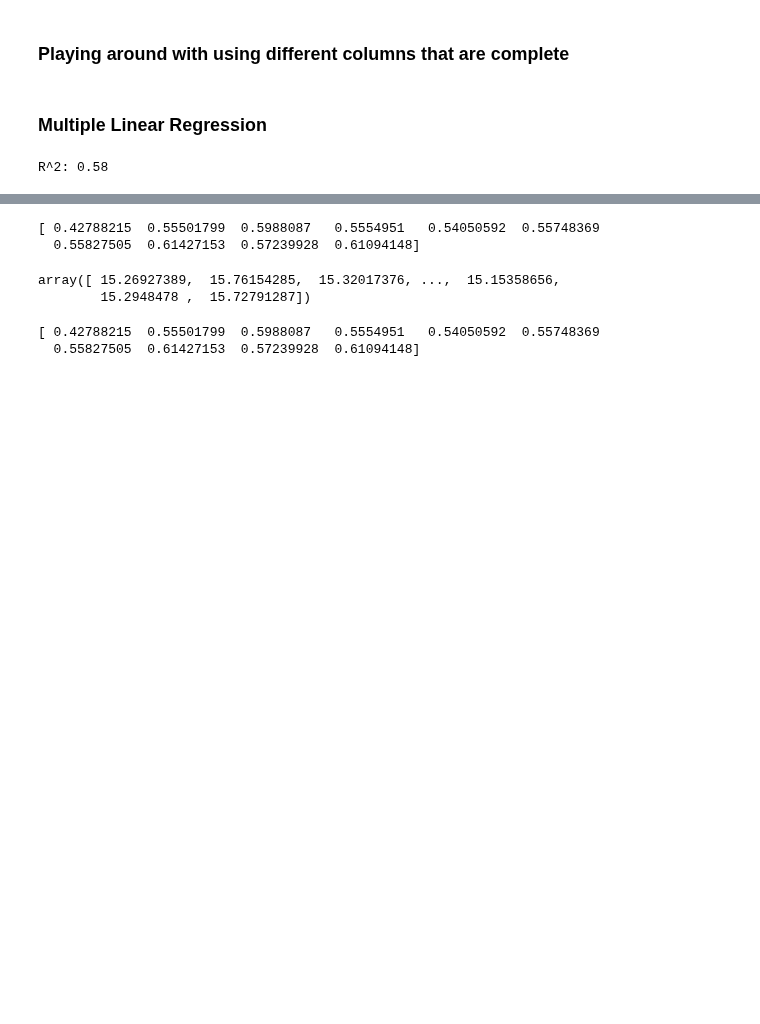
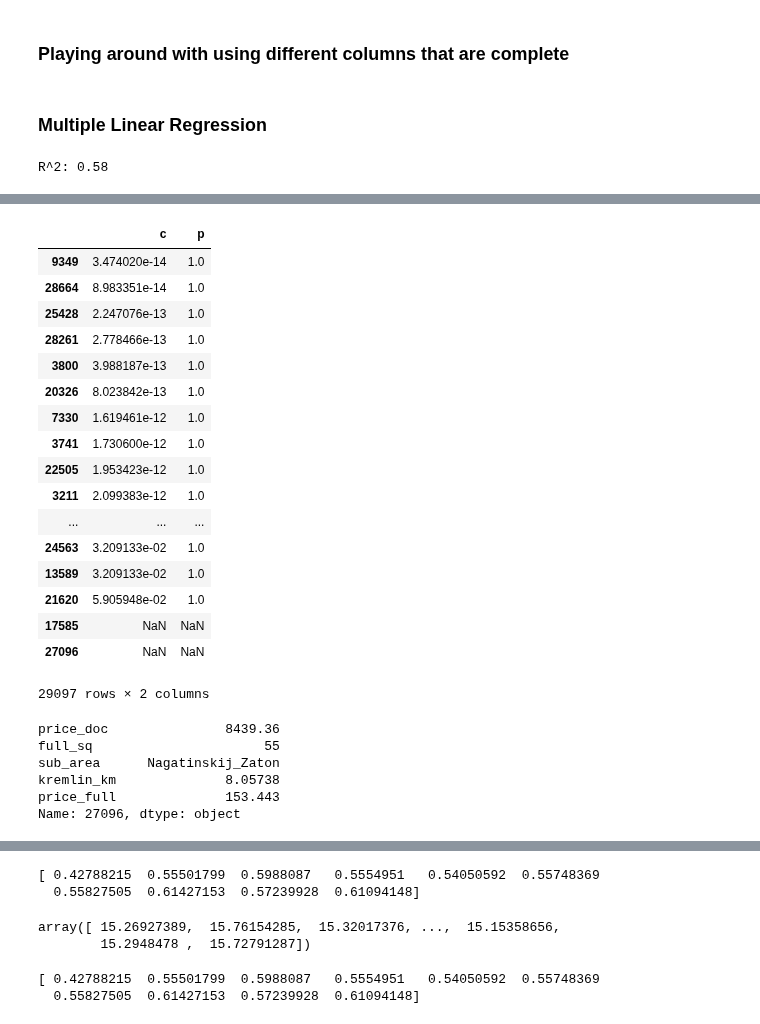
Before and after one commit to nycdatasci/bootcamp009_project, a Jupyter notebook: Project3-MachineLearning/chase_brandy_grant/Chase/models/Simple Linear Model.ipynb, the cells around one changed output, grey strips where cells are left out. Cells and saved outputs as stored; diff of their text form; code cells hidden in the pictures; blank space fills up the shorter version.

```diff
--- a/Project3-MachineLearning/chase_brandy_grant/Chase/models/Simple Linear Model.ipynb
+++ b/Project3-MachineLearning/chase_brandy_grant/Chase/models/Simple Linear Model.ipynb
@@ -87,0 +137,24 @@ IOError: [Errno 2] No such file or directory: '../Chase/submissions/simple_linea
+# %%
+influence = fitted.get_influence()
+#c is the distance and p is p-value
+x = pd.DataFrame({'c' :influence.cooks_distance[0], 'p': influence.cooks_distance[1]})
+x.sort_values('c')
+# %% [output]
+|  | c | p |
+| 9349 | 3.474020e-14 | 1.0 |
+| 28664 | 8.983351e-14 | 1.0 |
+| 25428 | 2.247076e-13 | 1.0 |
+| 28261 | 2.778466e-13 | 1.0 |
+| 3800 | 3.988187e-13 | 1.0 |
+| 20326 | 8.023842e-13 | 1.0 |
+| 7330 | 1.619461e-12 | 1.0 |
+| 3741 | 1.730600e-12 | 1.0 |
+| 22505 | 1.953423e-12 | 1.0 |
+| 3211 | 2.099383e-12 | 1.0 |
+| ... | ... | ... |
+| 24563 | 3.209133e-02 | 1.0 |
+| 13589 | 3.209133e-02 | 1.0 |
+| 21620 | 5.905948e-02 | 1.0 |
+| 17585 | NaN | NaN |
+| 27096 | NaN | NaN |
+29097 rows × 2 columns
@@ -87,0 +165,10 @@ IOError: [Errno 2] No such file or directory: '../Chase/submissions/simple_linea
+# %%
+cols = ['price_doc','full_sq','sub_area','kremlin_km','price_full']
+df.loc[27096,cols]
+# %% [output]
+price_doc               8439.36
+full_sq                      55
+sub_area      Nagatinskij_Zaton
+kremlin_km              8.05738
+price_full              153.443
+Name: 27096, dtype: object
```
Also changed, not shown: parts of 15 cells of this notebook, 13 other files.
